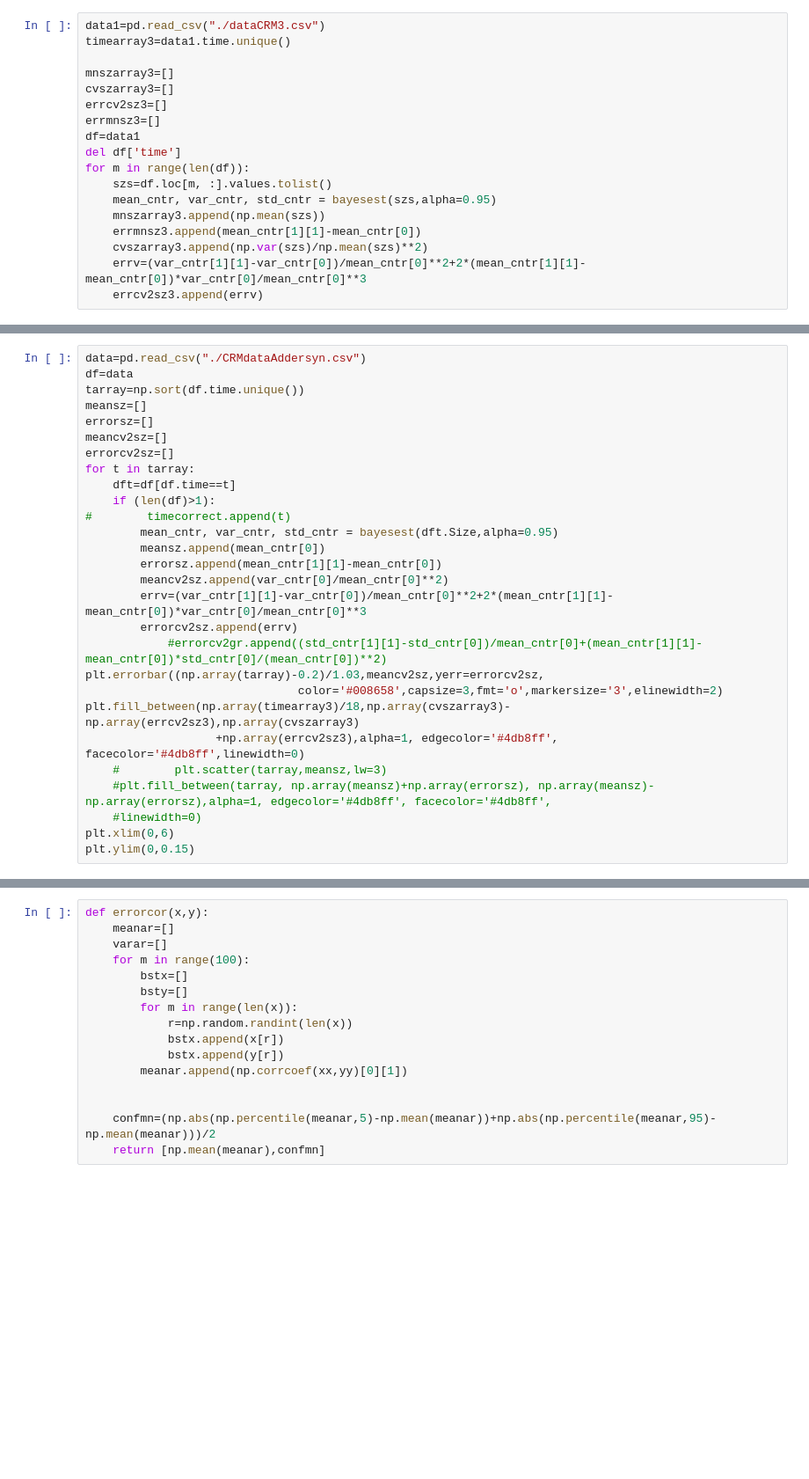
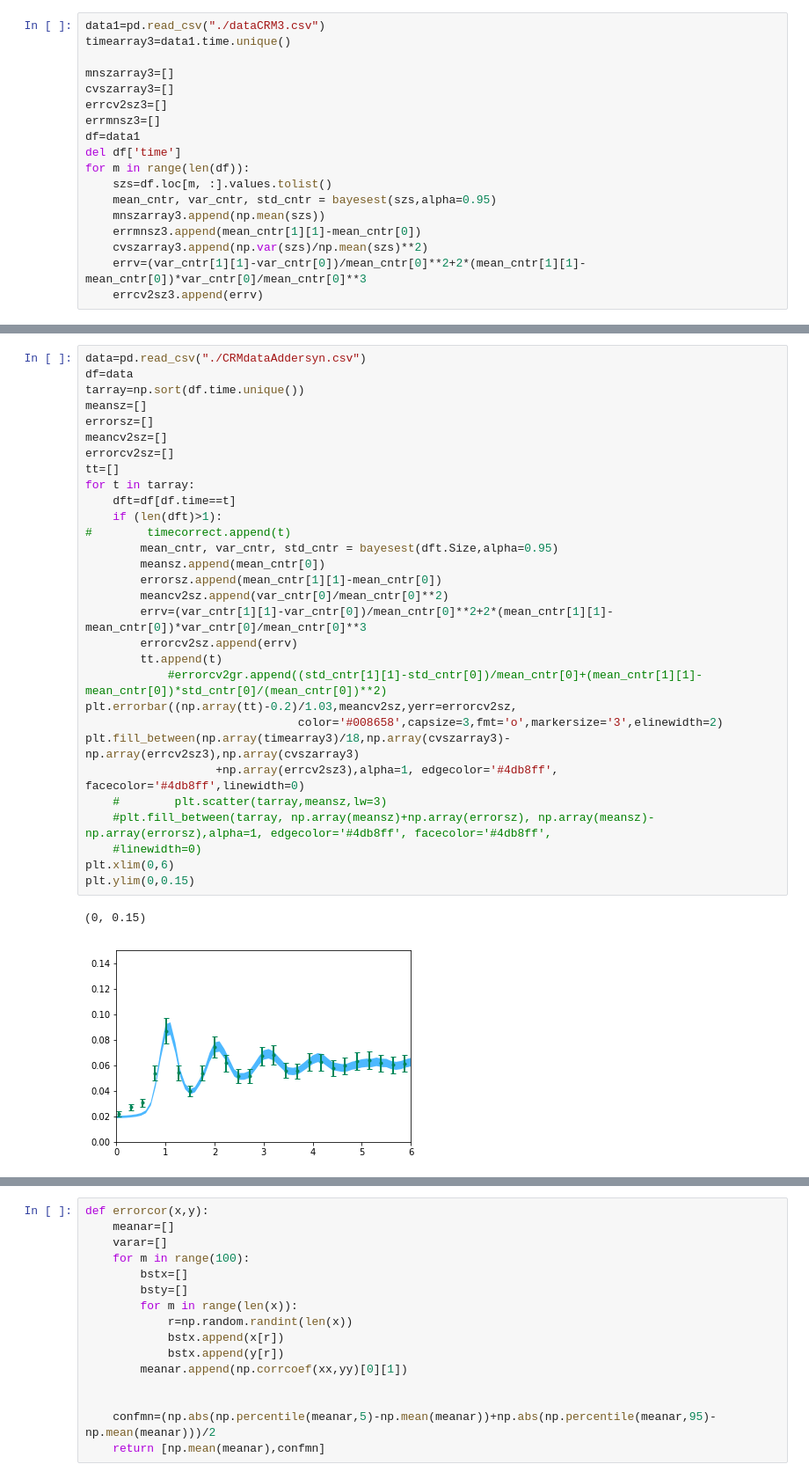
Before and after one commit to SystemsBiologyUniandes/OscillationsData, a Jupyter notebook: oscilationsdata.ipynb, the cells around one changed output, grey strips where cells are left out. Shown at 88% size. Cells and saved outputs as stored; diff of their text form; blank space fills up the shorter version.

```diff
--- a/oscilationsdata.ipynb
+++ b/oscilationsdata.ipynb
@@ -535,28 +638,33 @@ plt.ylim(0.9,1.7)
 # %%
 data=pd.read_csv("./CRMdataAddersyn.csv")
 df=data
 tarray=np.sort(df.time.unique())
 meansz=[]
 errorsz=[]
 meancv2sz=[]
 errorcv2sz=[]
+tt=[]
 for t in tarray:
     dft=df[df.time==t]
-    if (len(df)>1):
+    if (len(dft)>1):
 #        timecorrect.append(t)
         mean_cntr, var_cntr, std_cntr = bayesest(dft.Size,alpha=0.95)
         meansz.append(mean_cntr[0])
         errorsz.append(mean_cntr[1][1]-mean_cntr[0])
         meancv2sz.append(var_cntr[0]/mean_cntr[0]**2)
         errv=(var_cntr[1][1]-var_cntr[0])/mean_cntr[0]**2+2*(mean_cntr[1][1]-mean_cntr[0])*var_cntr[0]/mean_cntr[0]**3
         errorcv2sz.append(errv)
+        tt.append(t)
             #errorcv2gr.append((std_cntr[1][1]-std_cntr[0])/mean_cntr[0]+(mean_cntr[1][1]-mean_cntr[0])*std_cntr[0]/(mean_cntr[0])**2)
-plt.errorbar((np.array(tarray)-0.2)/1.03,meancv2sz,yerr=errorcv2sz,
+plt.errorbar((np.array(tt)-0.2)/1.03,meancv2sz,yerr=errorcv2sz,
                                color='#008658',capsize=3,fmt='o',markersize='3',elinewidth=2)
 plt.fill_between(np.array(timearray3)/18,np.array(cvszarray3)-np.array(errcv2sz3),np.array(cvszarray3)
                    +np.array(errcv2sz3),alpha=1, edgecolor='#4db8ff', facecolor='#4db8ff',linewidth=0)
     #        plt.scatter(tarray,meansz,lw=3)
     #plt.fill_between(tarray, np.array(meansz)+np.array(errorsz), np.array(meansz)-np.array(errorsz),alpha=1, edgecolor='#4db8ff', facecolor='#4db8ff',
     #linewidth=0)
 plt.xlim(0,6)
 plt.ylim(0,0.15)
+# %% [output]
+(0, 0.15)
+[figure, added]
```
Also changed, not shown: parts of 39 cells of this notebook, 1 other file.
